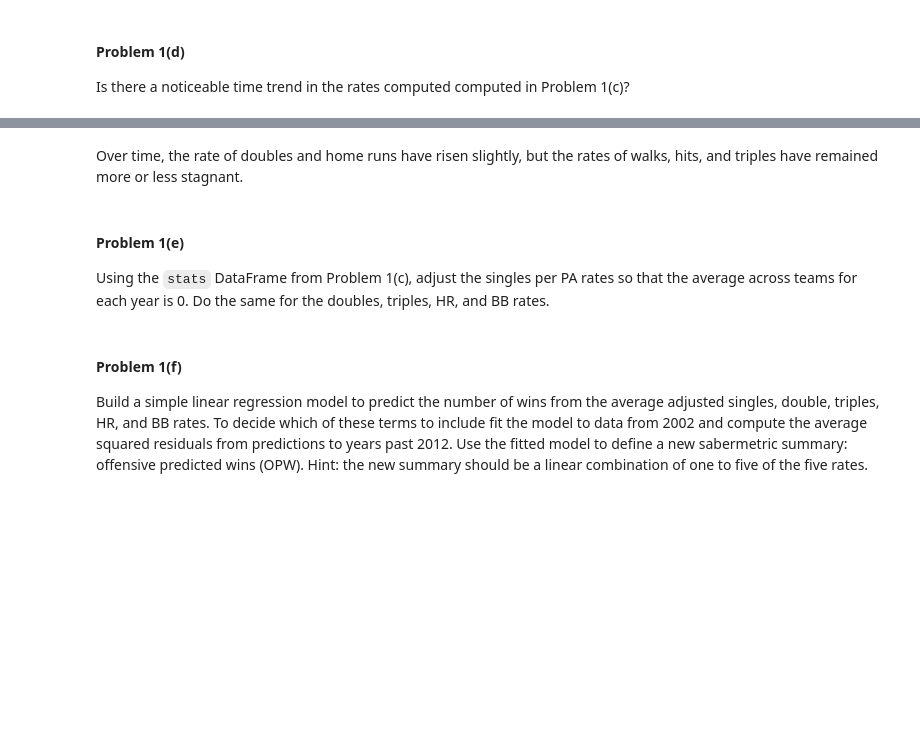
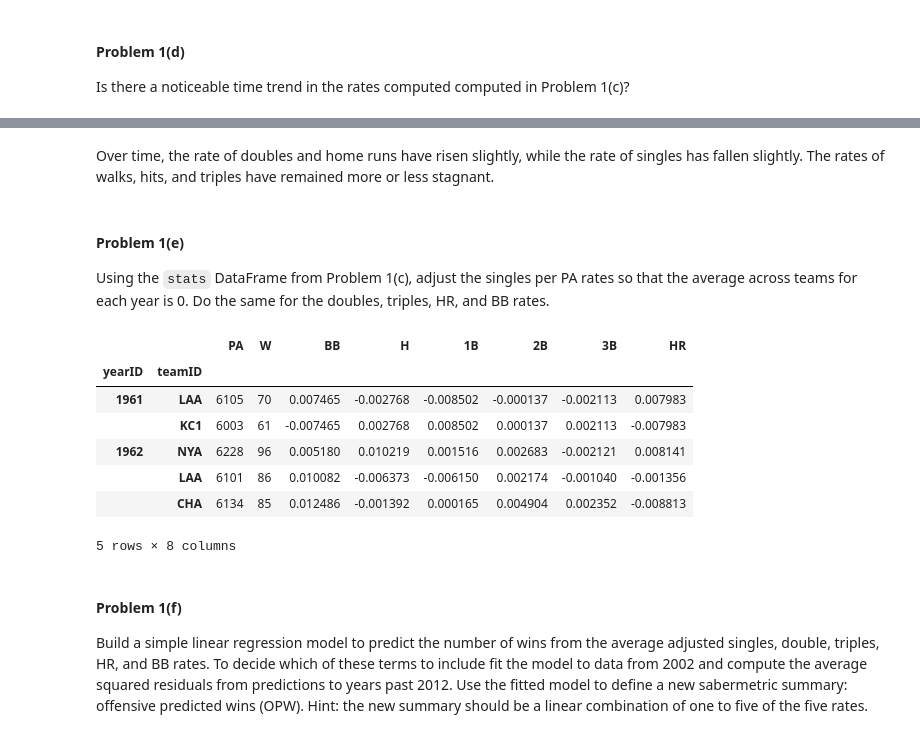
Before and after one commit to araftery/2014, a Jupyter notebook: homework/HW3.ipynb, the cells around one changed output, grey strips where cells are left out. Saved outputs shown, nothing was run; the diff lists cells and outputs as text; code cells hidden in the pictures; blank space fills up the shorter version.

```diff
--- a/homework/HW3.ipynb
+++ b/homework/HW3.ipynb
@@ -153,5 +154,5 @@ plt.show()
 # %% [markdown]
-Over time, the rate of doubles and home runs have risen slightly, but the rates of walks, hits, and triples have remained more or less stagnant.
+Over time, the rate of doubles and home runs have risen slightly, while the rate of singles has fallen slightly. The rates of walks, hits, and triples have remained more or less stagnant.
 # %% [markdown]
 #### Problem 1(e)
 
@@ -161,3 +160,24 @@ Using the `stats` DataFrame from Problem 1(c), adjust the singles per PA rates s
+# %%
+### Your code here ###
+from scipy.stats import zscore
+stats_subset = stats[['yearID', 'teamID', 'BB', 'H', '1B', '2B', '3B', 'HR']].set_index(['yearID', 'teamID'])
+
+means = stats_subset.reset_index().groupby('yearID').mean()
+means.head()
+
+normalized_stats_subset = stats_subset.subtract(means, level=0)
+
+normalized_stats = pd.merge(stats.set_index(['yearID', 'teamID'])[['PA', 'W']], normalized_stats_subset, left_index=True, right_index=True)
+normalized_stats.head()
+# %% [output]
+|  |  | PA | W | BB | H | 1B | 2B | 3B | HR |
+| yearID | teamID |  |  |  |  |  |  |  |  |
+| 1961 | LAA | 6105 | 70 | 0.007465 | -0.002768 | -0.008502 | -0.000137 | -0.002113 | 0.007983 |
+|  | KC1 | 6003 | 61 | -0.007465 | 0.002768 | 0.008502 | 0.000137 | 0.002113 | -0.007983 |
+| 1962 | NYA | 6228 | 96 | 0.005180 | 0.010219 | 0.001516 | 0.002683 | -0.002121 | 0.008141 |
+|  | LAA | 6101 | 86 | 0.010082 | -0.006373 | -0.006150 | 0.002174 | -0.001040 | -0.001356 |
+|  | CHA | 6134 | 85 | 0.012486 | -0.001392 | 0.000165 | 0.004904 | 0.002352 | -0.008813 |
+5 rows × 8 columns
 # %% [markdown]
 #### Problem 1(f)
 
```
Also changed, not shown: parts of 9 cells of this notebook.
